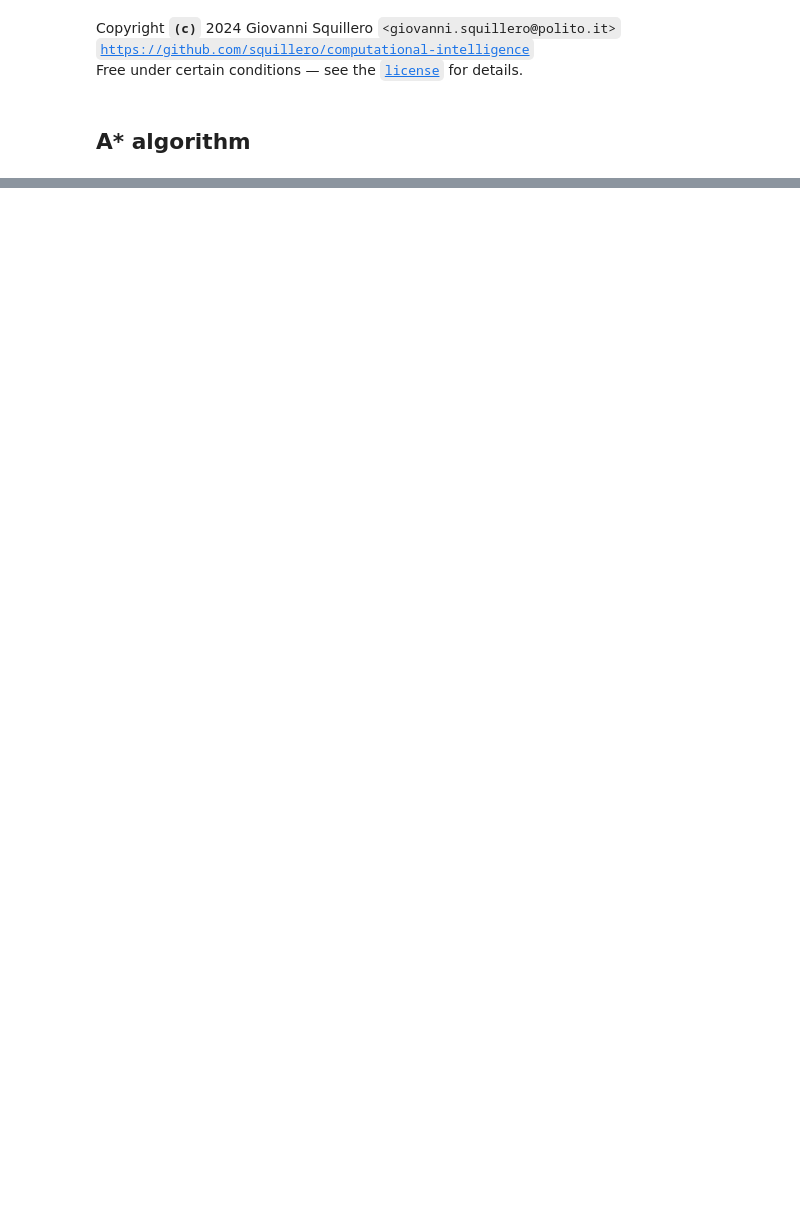
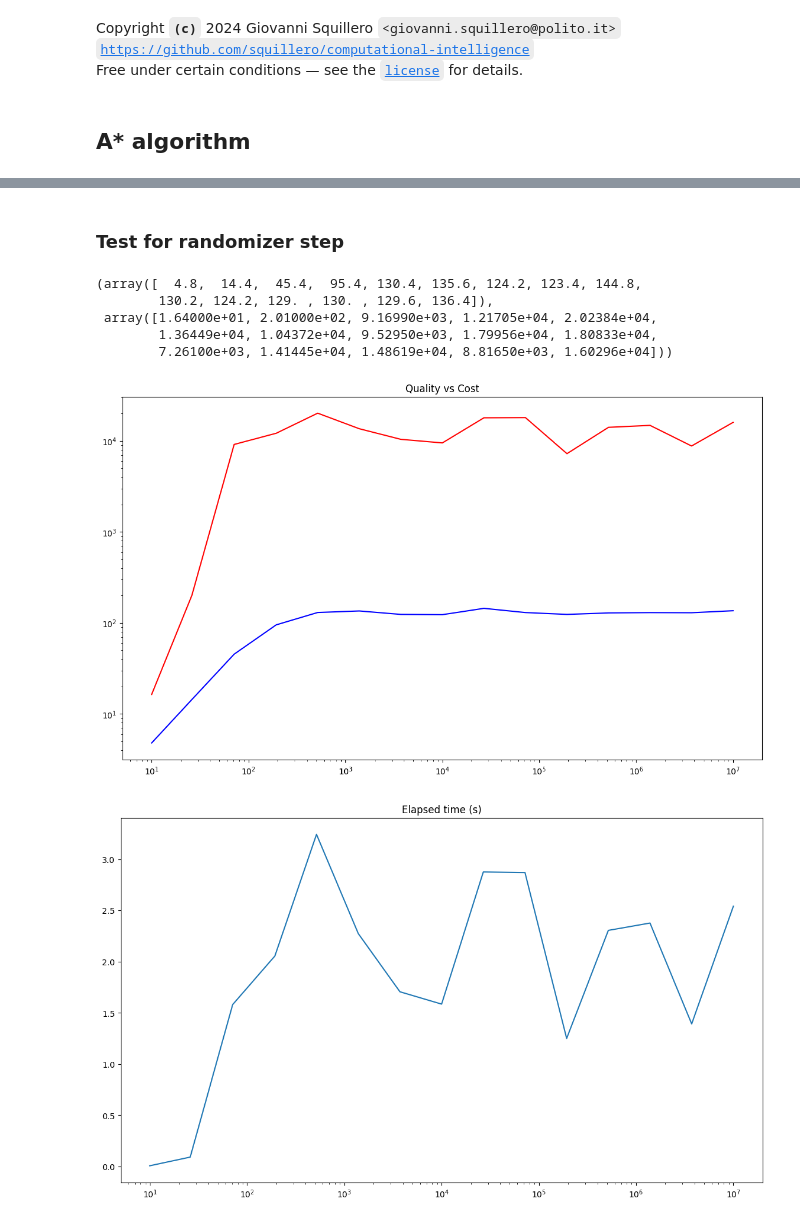
Before and after one commit to MicheleCazzola/CI2024_lab3, a Jupyter notebook: n-puzzle.ipynb, the cells around one changed output, grey strips where cells are left out. Saved outputs shown, nothing was run; the diff lists cells and outputs as text; code cells hidden in the pictures; blank space fills up the shorter version.

Commit message:
performed some experiments on starting randomized steps and exponent for heuristic

```diff
--- a/n-puzzle.ipynb
+++ b/n-puzzle.ipynb
@@ -122,0 +200,57 @@ False 0 483840
+# %% [markdown]
+### Test for randomizer step
+# %%
+qualities, costs, elapseds = [], [], []
+
+TRIES = 15
+values = list(map(int, np.logspace(1, 7, num=TRIES).tolist()))
+for (i, rand_steps) in enumerate(values):
+	goal = np.array([n for n in range(1, PUZZLE_DIM**2)] + [0]).reshape((PUZZLE_DIM, PUZZLE_DIM))
+
+	print(f"{i}: {rand_steps}")
+
+	_TRIES = 10
+	_qualities, _costs, _elapseds = map(np.zeros, [_TRIES] * 3)
+	for _try in tqdm(range(_TRIES)):
+		content = init_state(goal, randomize_steps=rand_steps)
+		_, (sol_quality, sol_cost, sol_elapsed) = solve("fixed", fixed_heuristic, content, goal, exp=2)
+		_qualities[_try] = sol_quality
+		_costs[_try] = sol_cost
+		_elapseds[_try] = sol_elapsed
+
+	sol_quality = _qualities.mean()
+	sol_cost = _costs.mean()
+	sol_elapsed = _elapseds.mean()
+
+	qualities.append(sol_quality)
+	costs.append(sol_cost)
+	elapseds.append(sol_elapsed)
+# %%
+np.array(qualities), np.array(costs)
+# %% [output]
+(array([  4.8,  14.4,  45.4,  95.4, 130.4, 135.6, 124.2, 123.4, 144.8,
+        130.2, 124.2, 129. , 130. , 129.6, 136.4]),
+ array([1.64000e+01, 2.01000e+02, 9.16990e+03, 1.21705e+04, 2.02384e+04,
+        1.36449e+04, 1.04372e+04, 9.52950e+03, 1.79956e+04, 1.80833e+04,
+        7.26100e+03, 1.41445e+04, 1.48619e+04, 8.81650e+03, 1.60296e+04]))
+# %%
+values = list(map(int, np.logspace(1, 7, num=15).tolist()))
+plt.figure("quality", figsize=(14,8))
+plt.loglog(values, qualities, color="blue")
+plt.title("Quality vs Cost")
+plt.semilogx(values, costs, color="red")
+plt.figure("elapsed", figsize=(14,8))
+plt.semilogx(values, elapseds)
+plt.title("Elapsed time (s)")
+plt.figure("scatter", figsize=(14,8))
+plt.scatter(costs, qualities, )
+plt.title("Scatterplot")
+plt.xlabel("Cost")
+plt.ylabel("Quality")
+for (i, (c, q)) in enumerate(zip(costs, qualities)):
+    plt.annotate(f"{int(values[i]):2d}", (c,q))
+
+plt.show()
+# %% [output]
+[figure, added]
+[figure, added]
```
Also changed, not shown: parts of 19 cells of this notebook, 7 other files.
